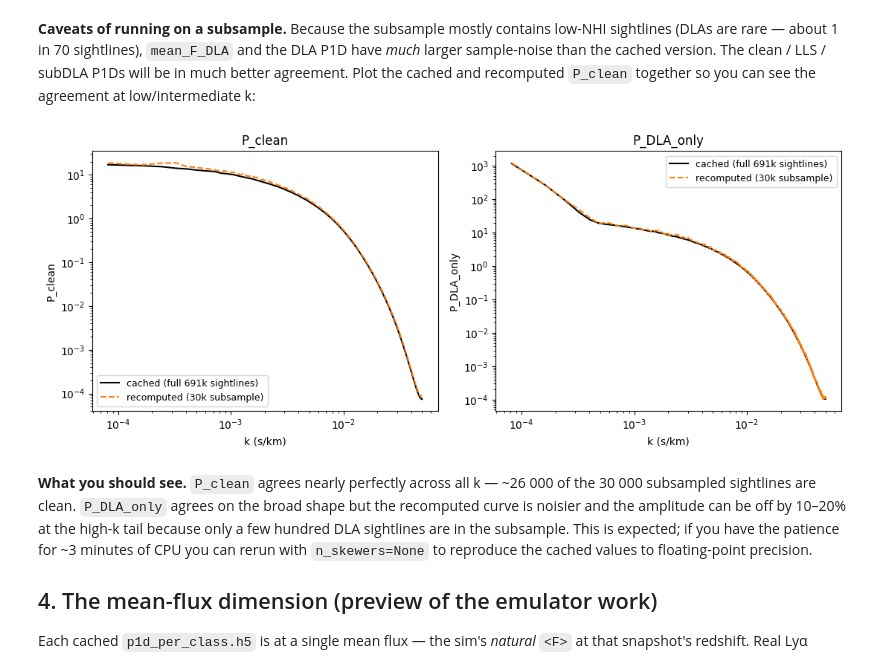
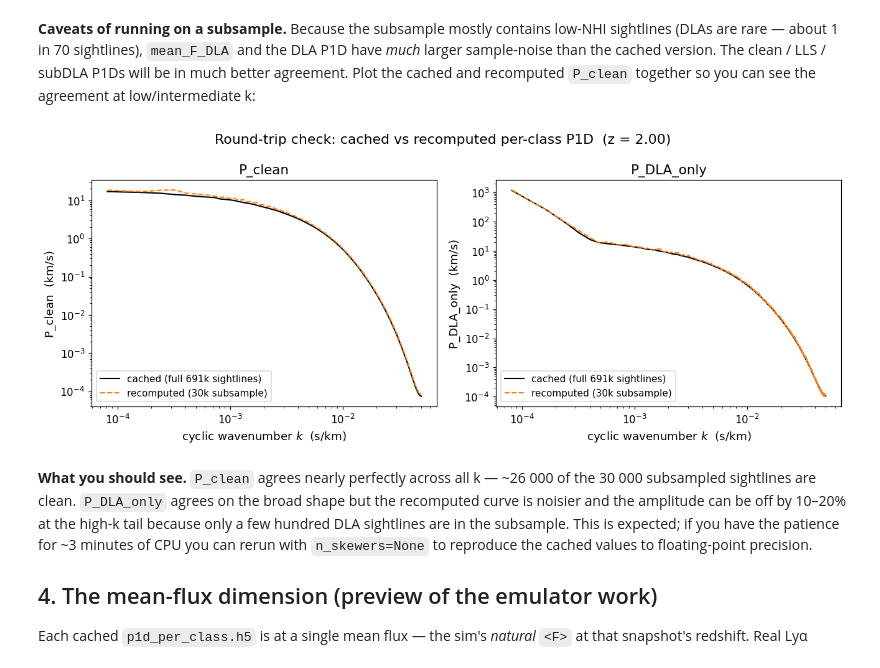
Before and after one commit to jibanCat/hcd_priya, a Jupyter notebook: notebooks/tutorials/03_recomputing_per_class_p1d.ipynb, the cells around one changed output. Saved outputs shown, nothing was run; the diff lists cells and outputs as text; code cells hidden in the pictures.

```diff
--- a/notebooks/tutorials/03_recomputing_per_class_p1d.ipynb
+++ b/notebooks/tutorials/03_recomputing_per_class_p1d.ipynb
@@ -138,17 +200,18 @@ plt.show()
 # %%
 # The Rogers-style template ratio: P_<class> / P_clean
-fig, ax = plt.subplots(figsize=(7, 4))
+fig, ax = plt.subplots(figsize=(8, 4.5))
 sel = (k > 0) & (p_clean > 0)
 
-for arr, lbl, c in [(p_lls, 'LLS', 'C1'),
-                    (p_sub, 'subDLA', 'C2'),
-                    (p_dla, 'DLA', 'C3')]:
+for arr, lbl, c in [(p_lls, 'LLS only / clean',    'C1'),
+                    (p_sub, 'subDLA only / clean', 'C2'),
+                    (p_dla, 'DLA only / clean',    'C3')]:
     ax.semilogx(k[sel], arr[sel] / p_clean[sel], '-', label=lbl, color=c)
 
-ax.axhline(1.0, color='k', linestyle=':', linewidth=0.8)
-ax.set(xlabel='k (s/km, cyclic)', ylabel='P_<class> / P_clean',
-       title='Rogers per-class HCD templates')
-ax.legend()
-fig.tight_layout()
+ax.axhline(1.0, color='k', linestyle=':', linewidth=0.8, label=r'$P_{\rm class}/P_{\rm clean} = 1$')
+ax.set_xlabel(r'cyclic wavenumber $k$  (s/km)')
+ax.set_ylabel(r'$P_{\rm class\,only}\,/\,P_{\rm clean}$  (dimensionless)')
+ax.set_title('Rogers per-class HCD templates (ratio form)')
+ax.legend(loc='upper left')
+save_fig(fig, 'NB03_per_class_p1d_ratio')
 plt.show()
 # %% [output]
@@ -218,28 +281,31 @@ can see the agreement at low/intermediate k:
 # %%
 k_re = result['k']
 p_clean_re = result['P_clean']
 p_dla_re   = result['P_DLA_only']
 
 # Same k-grid because nbins and dv_kms match.  Sanity-check that.
 assert k_re.shape == k.shape, 'k-grid mismatch — nbins must differ'
 assert np.allclose(k_re, k, rtol=1e-12, atol=0)
 
-fig, axes = plt.subplots(1, 2, figsize=(11, 4.5))
+fig, axes = plt.subplots(1, 2, figsize=(12, 4.8))
 for ax_, cached, sub, lbl in zip(axes,
                                  (p_clean, p_dla),
                                  (p_clean_re, p_dla_re),
-                                 ('P_clean', 'P_DLA_only')):
+                                 ('P_clean  (km/s)', 'P_DLA_only  (km/s)')):
     sel = (k > 0) & (cached > 0)
     ax_.loglog(k[sel], cached[sel], 'k-', label='cached (full 691k sightlines)')
     sel2 = (k > 0) & (sub > 0)
     ax_.loglog(k[sel2], sub[sel2], 'C1--', label='recomputed (30k subsample)')
-    ax_.set(xlabel='k (s/km)', ylabel=lbl, title=lbl)
-    ax_.legend(fontsize=9)
+    ax_.set_xlabel(r'cyclic wavenumber $k$  (s/km)')
+    ax_.set_ylabel(lbl)
+    ax_.set_title(lbl.split(' ')[0])
+    ax_.legend(loc='lower left')
 
-fig.tight_layout()
+fig.suptitle(f'Round-trip check: cached vs recomputed per-class P1D  (z = {meta["z"]:.2f})')
+save_fig(fig, 'NB03_round_trip_cached_vs_recomputed')
 plt.show()
 # %% [output]
-[figure, old version]
+[figure, new version]
 # %% [markdown]
 **What you should see.**  `P_clean` agrees nearly perfectly across all k
 — ~26 000 of the 30 000 subsampled sightlines are clean.  `P_DLA_only`
```
Also changed, not shown: parts of 4 cells of this notebook, 17 other files.
